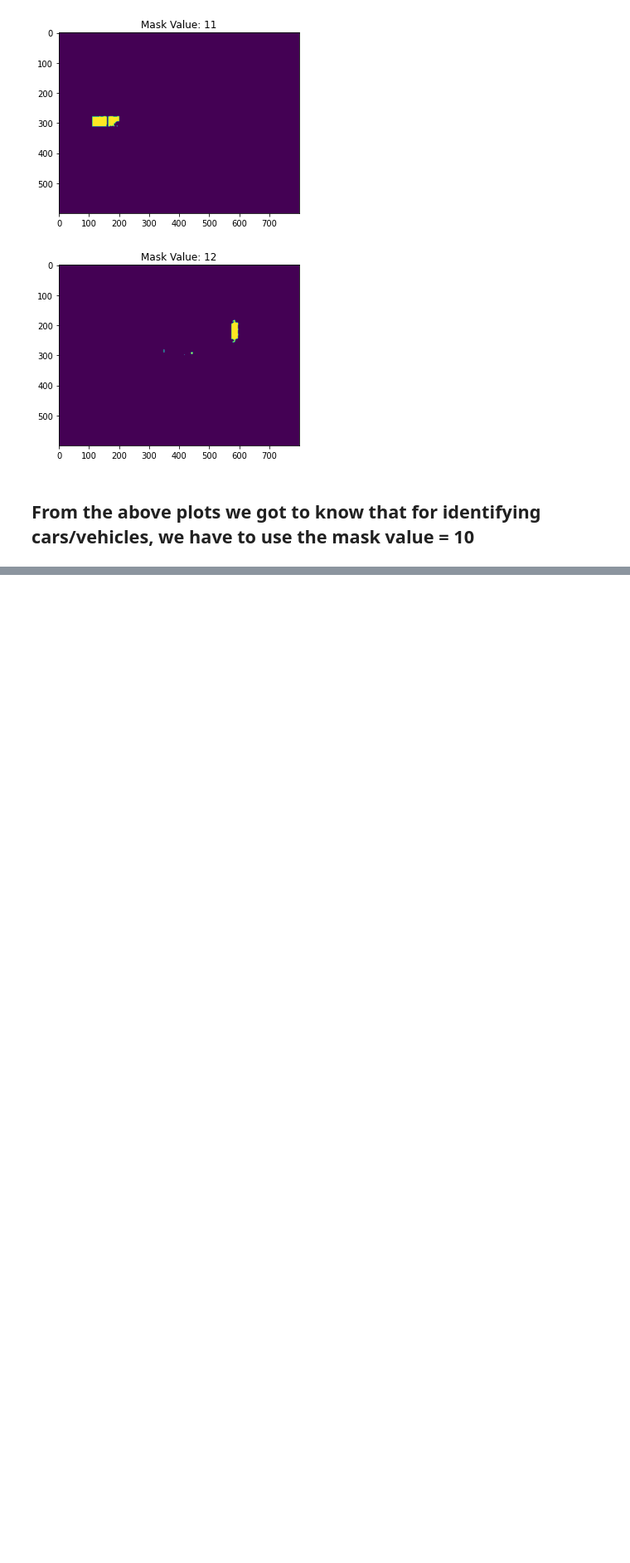
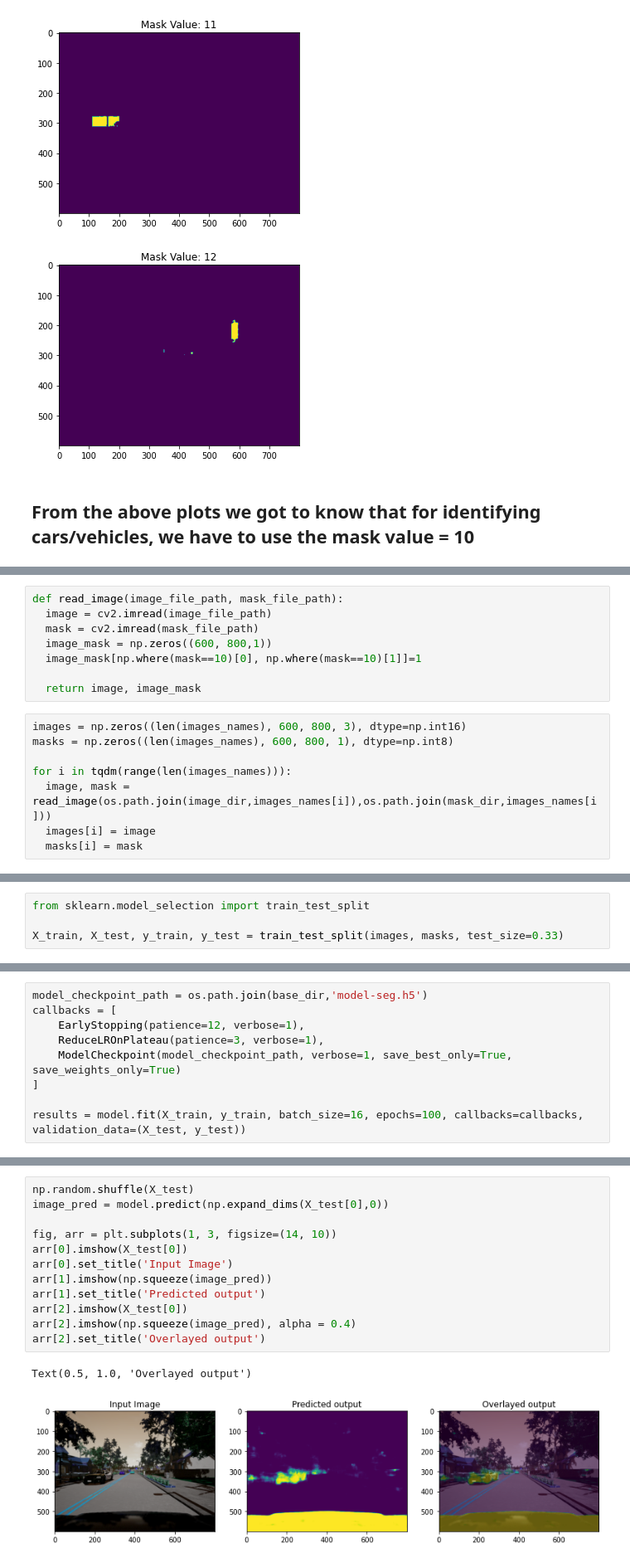
Before and after one commit to DeepankarAcharyya/Detecting-vehicles, a Jupyter notebook: Car_segmentation.ipynb, the cells around one changed output, grey strips where cells are left out. Shown at 83% size. Saved outputs shown, nothing was run; the diff lists cells and outputs as text; blank space fills up the shorter version.

Commit message:
Model trained

```diff
--- a/Car_segmentation.ipynb
+++ b/Car_segmentation.ipynb
@@ -79,0 +84,16 @@ for i in range(13):
+# %%
+def read_image(image_file_path, mask_file_path):
+  image = cv2.imread(image_file_path)
+  mask = cv2.imread(mask_file_path)
+  image_mask = np.zeros((600, 800,1))
+  image_mask[np.where(mask==10)[0], np.where(mask==10)[1]]=1
+
+  return image, image_mask
+# %%
+images = np.zeros((len(images_names), 600, 800, 3), dtype=np.int16)
+masks = np.zeros((len(images_names), 600, 800, 1), dtype=np.int8)
+
+for i in tqdm(range(len(images_names))):
+  image, mask = read_image(os.path.join(image_dir,images_names[i]),os.path.join(mask_dir,images_names[i]))
+  images[i] = image
+  masks[i] = mask
@@ -79,0 +102,4 @@ for i in range(13):
+# %%
+from sklearn.model_selection import train_test_split
+
+X_train, X_test, y_train, y_test = train_test_split(images, masks, test_size=0.33)
@@ -79,0 +173,9 @@ for i in range(13):
+# %%
+model_checkpoint_path = os.path.join(base_dir,'model-seg.h5')
+callbacks = [
+    EarlyStopping(patience=12, verbose=1),
+    ReduceLROnPlateau(patience=3, verbose=1),
+    ModelCheckpoint(model_checkpoint_path, verbose=1, save_best_only=True, save_weights_only=True)
+]
+
+results = model.fit(X_train, y_train, batch_size=16, epochs=100, callbacks=callbacks, validation_data=(X_test, y_test))
@@ -79,0 +200,15 @@ for i in range(13):
+# %%
+np.random.shuffle(X_test)
+image_pred = model.predict(np.expand_dims(X_test[0],0))
+
+fig, arr = plt.subplots(1, 3, figsize=(14, 10))
+arr[0].imshow(X_test[0])
+arr[0].set_title('Input Image')
+arr[1].imshow(np.squeeze(image_pred))
+arr[1].set_title('Predicted output')
+arr[2].imshow(X_test[0])
+arr[2].imshow(np.squeeze(image_pred), alpha = 0.4)
+arr[2].set_title('Overlayed output')
+# %% [output]
+Text(0.5, 1.0, 'Overlayed output')
+[figure, added]
```
Also changed, not shown: parts of 8 cells of this notebook.
